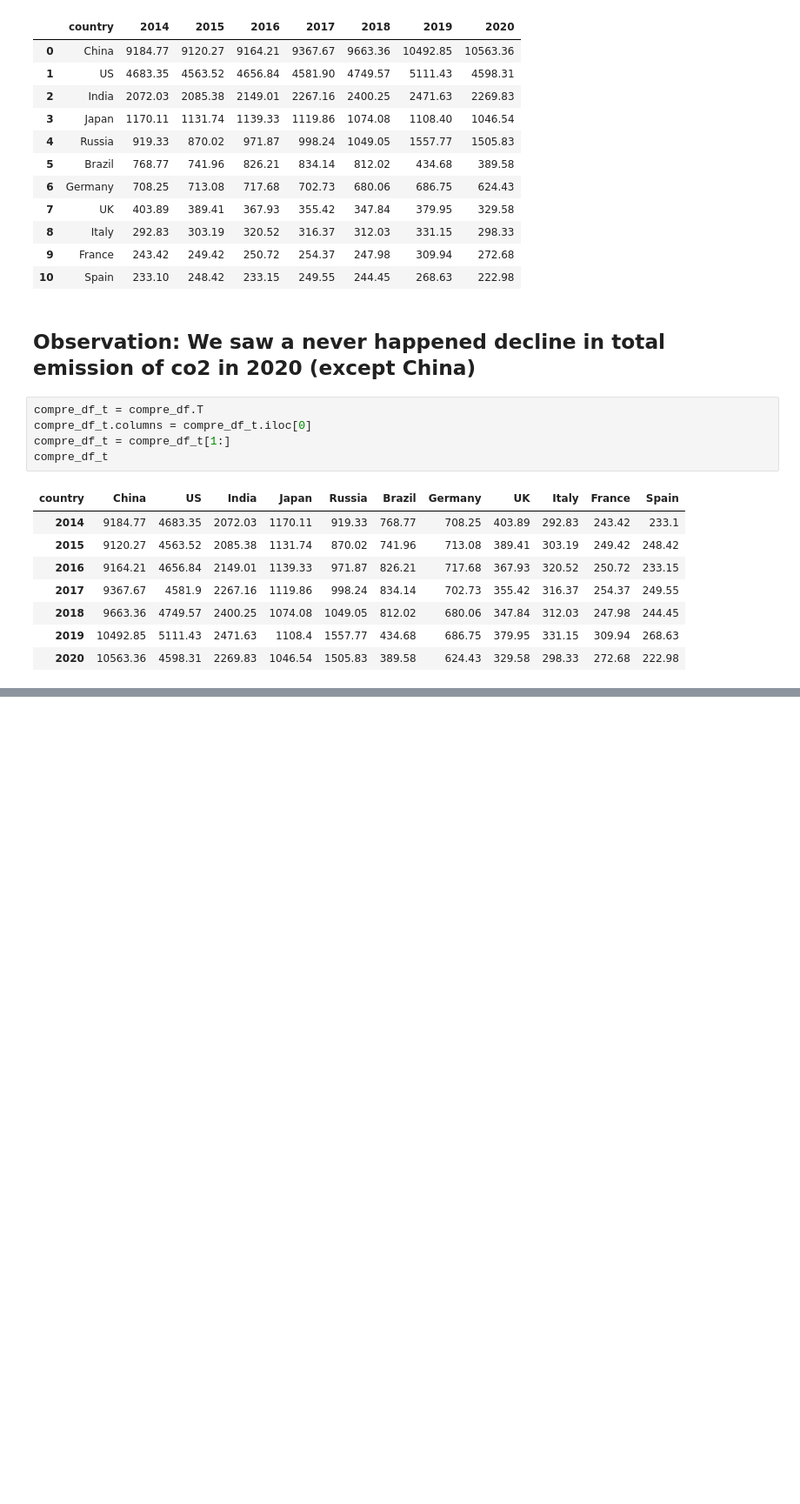
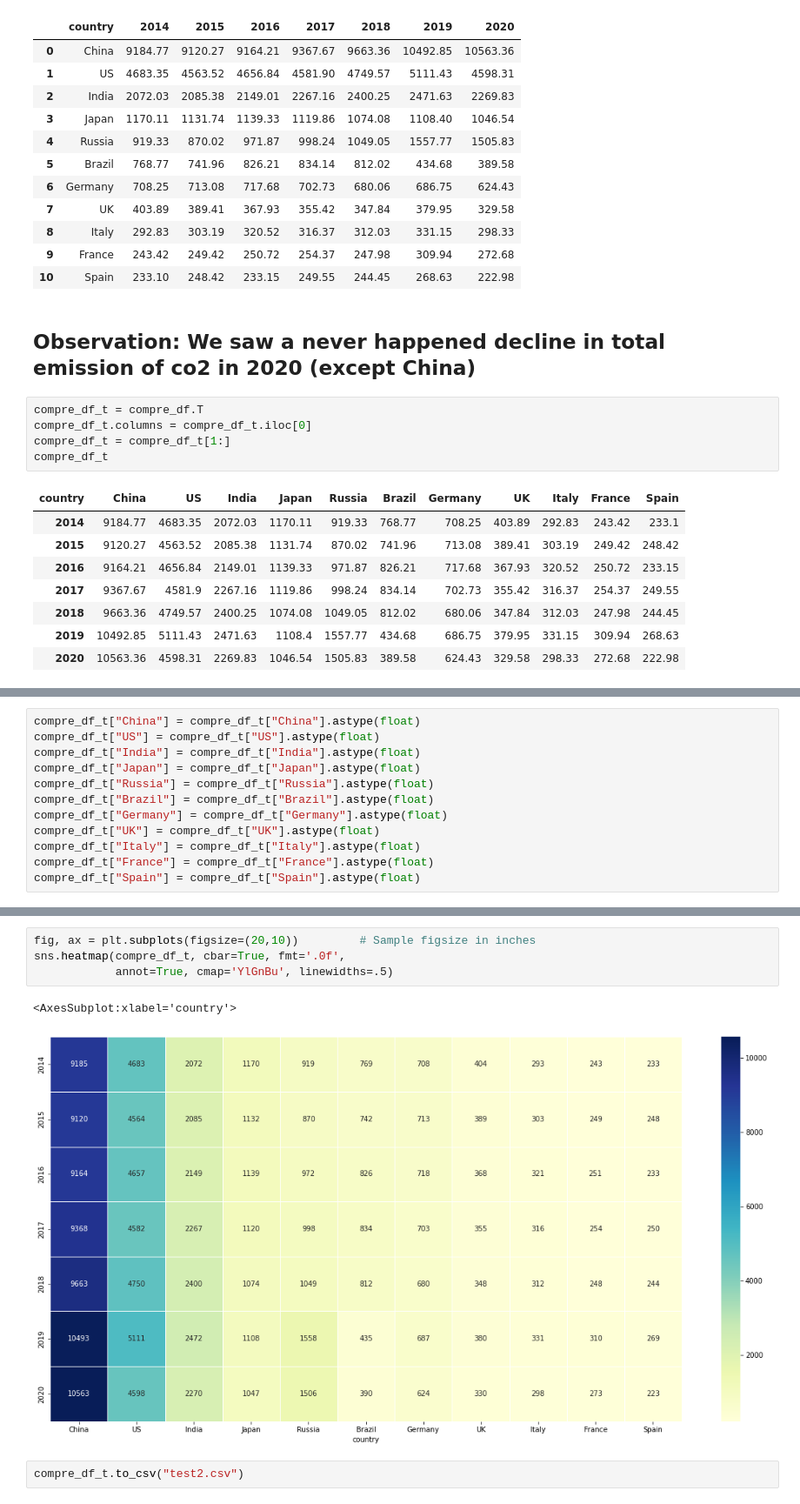
Before and after one commit to myan9/The-Year-Earth-Changed, a Jupyter notebook: Co2-World-Wide/total-emission-drop-in-2020.ipynb, the cells around one changed output, grey strips where cells are left out. Shown at 87% size. Saved outputs shown, nothing was run; the diff lists cells and outputs as text; blank space fills up the shorter version.

```diff
--- a/Co2-World-Wide/total-emission-drop-in-2020.ipynb
+++ b/Co2-World-Wide/total-emission-drop-in-2020.ipynb
@@ -71,0 +99,12 @@ compre_df_t.plot(figsize=(10,5))
+# %%
+compre_df_t["China"] = compre_df_t["China"].astype(float)
+compre_df_t["US"] = compre_df_t["US"].astype(float)
+compre_df_t["India"] = compre_df_t["India"].astype(float)
+compre_df_t["Japan"] = compre_df_t["Japan"].astype(float)
+compre_df_t["Russia"] = compre_df_t["Russia"].astype(float)
+compre_df_t["Brazil"] = compre_df_t["Brazil"].astype(float)
+compre_df_t["Germany"] = compre_df_t["Germany"].astype(float)
+compre_df_t["UK"] = compre_df_t["UK"].astype(float)
+compre_df_t["Italy"] = compre_df_t["Italy"].astype(float)
+compre_df_t["France"] = compre_df_t["France"].astype(float)
+compre_df_t["Spain"] = compre_df_t["Spain"].astype(float)
@@ -71,0 +122,9 @@ compre_df_t.plot(figsize=(10,5))
+# %%
+fig, ax = plt.subplots(figsize=(20,10))         # Sample figsize in inches
+sns.heatmap(compre_df_t, cbar=True, fmt='.0f',
+            annot=True, cmap='YlGnBu', linewidths=.5)
+# %% [output]
+<AxesSubplot:xlabel='country'>
+[figure, added]
+# %%
+compre_df_t.to_csv("test2.csv")
```
Also changed, not shown: parts of 4 cells of this notebook, 1 other file.
